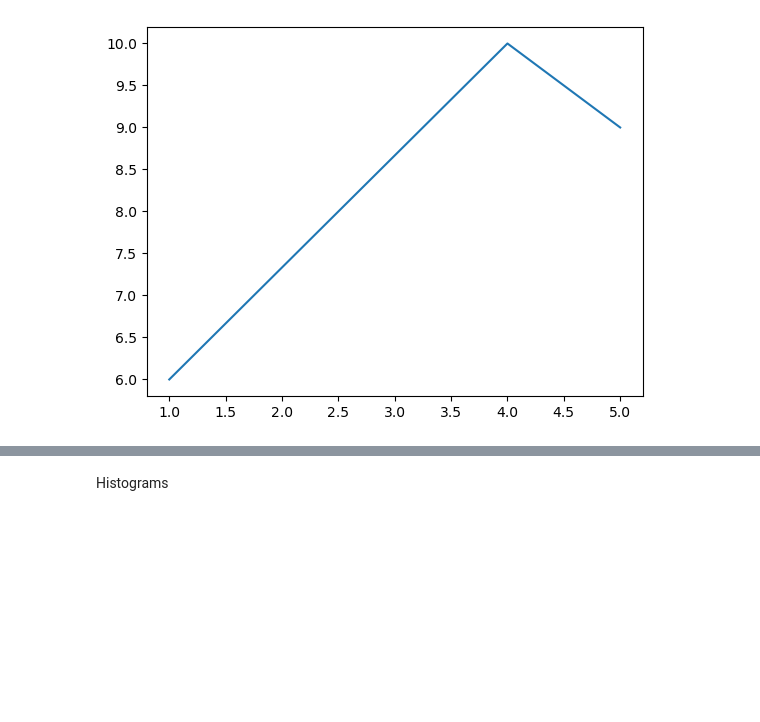
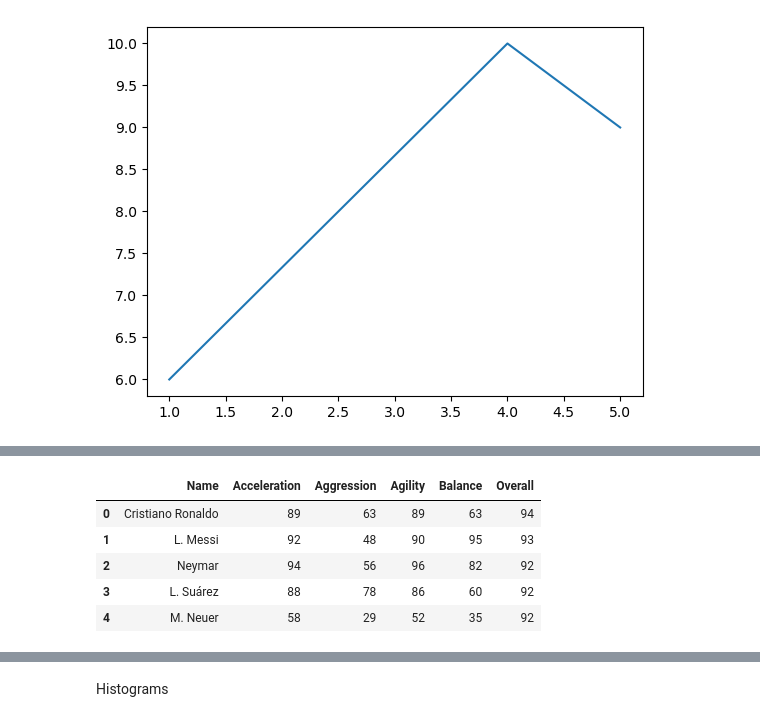
Before and after one commit to Niklauzi/altschool-sod-circle-111-project, a Jupyter notebook: Altschool-sod-circle-111-project.ipynb, the cells around one changed output, grey strips where cells are left out. Cells and saved outputs as stored; diff of their text form; code cells hidden in the pictures; blank space fills up the shorter version.

```diff
--- a/Altschool-sod-circle-111-project.ipynb
+++ b/Altschool-sod-circle-111-project.ipynb
@@ -90,0 +103,11 @@ Represent categorical data with rectangular bars.
+# %%
+# creating a df for the relevant columns needed for my bar chart
+top5_players= stats[['Name','Acceleration', 'Aggression', 'Agility', 'Balance', 'Overall']].iloc[0:5]
+top5_players
+# %% [output]
+|  | Name | Acceleration | Aggression | Agility | Balance | Overall |
+| 0 | Cristiano Ronaldo | 89 | 63 | 89 | 63 | 94 |
+| 1 | L. Messi | 92 | 48 | 90 | 95 | 93 |
+| 2 | Neymar | 94 | 56 | 96 | 82 | 92 |
+| 3 | L. Suárez | 88 | 78 | 86 | 60 | 92 |
+| 4 | M. Neuer | 58 | 29 | 52 | 35 | 92 |
```
Also changed, not shown: parts of 7 cells of this notebook.
